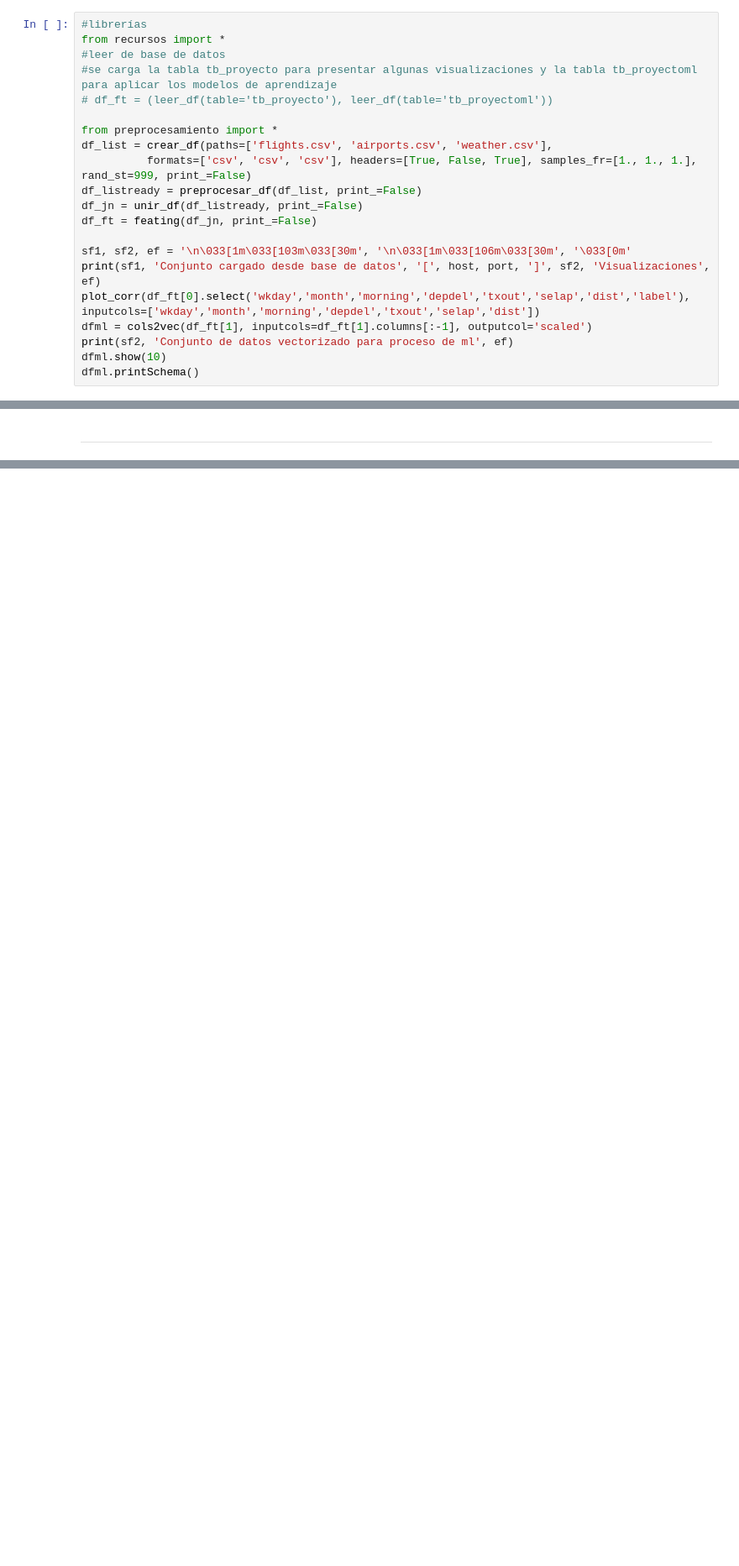
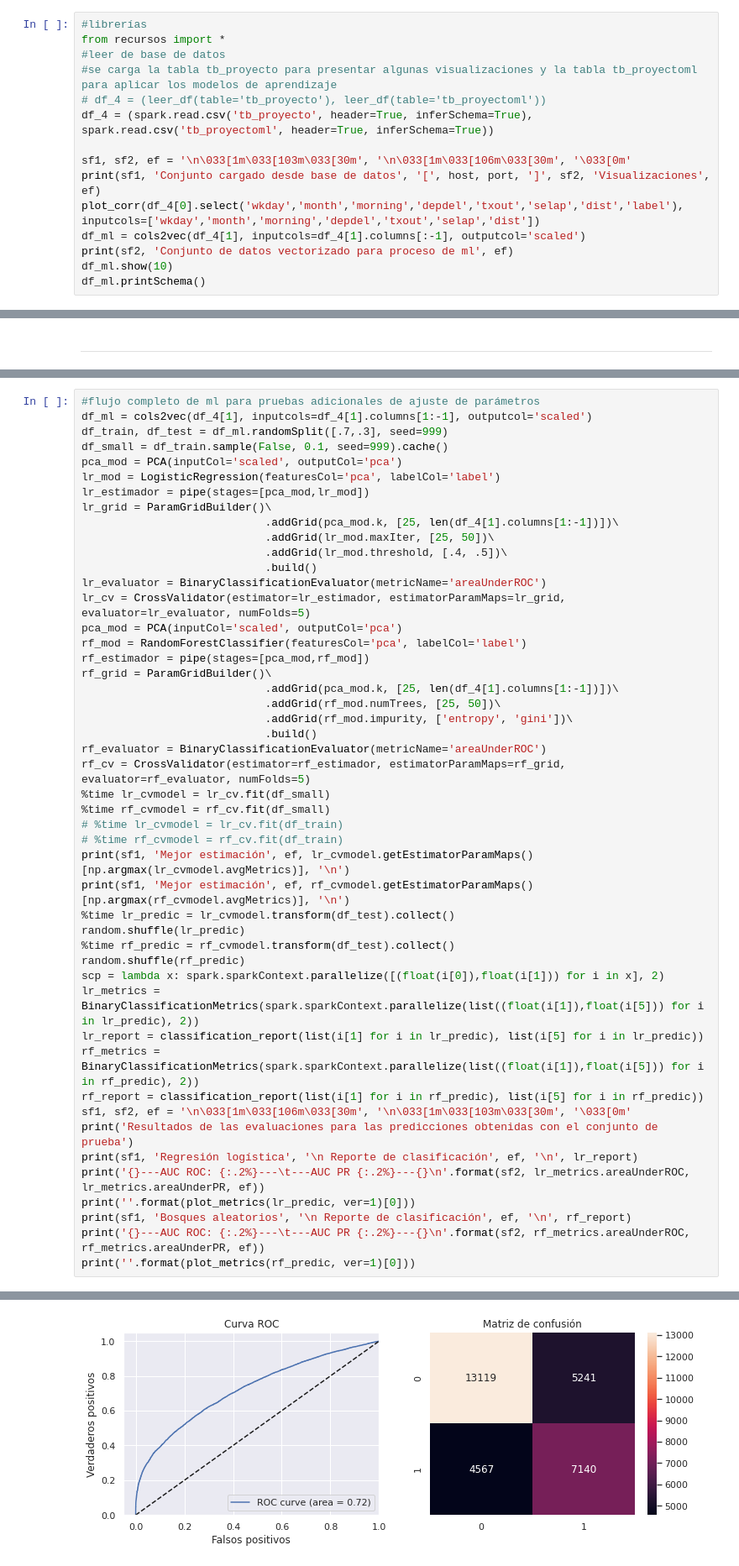
Before and after one commit to esaenz7/bigdataclass, a Jupyter notebook: proyecto/Respaldo_Base_GColab BIGDATA_07_2021_ProyectoFinal_ESV.ipynb, the cells around one changed output, grey strips where cells are left out. Shown at 84% size. Drawn from its saved outputs; the diff is of its cells as text; blank space fills up the shorter version.

```diff
--- a/proyecto/Respaldo_Base_GColab BIGDATA_07_2021_ProyectoFinal_ESV.ipynb
+++ b/proyecto/Respaldo_Base_GColab BIGDATA_07_2021_ProyectoFinal_ESV.ipynb
@@ -927,22 +929,16 @@ Results (11.92s):
 from recursos import *
 #leer de base de datos
 #se carga la tabla tb_proyecto para presentar algunas visualizaciones y la tabla tb_proyectoml para aplicar los modelos de aprendizaje
-# df_ft = (leer_df(table='tb_proyecto'), leer_df(table='tb_proyectoml'))
-
-from preprocesamiento import *
-df_list = crear_df(paths=['flights.csv', 'airports.csv', 'weather.csv'],
-          formats=['csv', 'csv', 'csv'], headers=[True, False, True], samples_fr=[1., 1., 1.], rand_st=999, print_=False)
-df_listready = preprocesar_df(df_list, print_=False)
-df_jn = unir_df(df_listready, print_=False)
-df_ft = feating(df_jn, print_=False)
+# df_4 = (leer_df(table='tb_proyecto'), leer_df(table='tb_proyectoml'))
+df_4 = (spark.read.csv('tb_proyecto', header=True, inferSchema=True), spark.read.csv('tb_proyectoml', header=True, inferSchema=True))
 
 sf1, sf2, ef = '\n\033[1m\033[103m\033[30m', '\n\033[1m\033[106m\033[30m', '\033[0m'
 print(sf1, 'Conjunto cargado desde base de datos', '[', host, port, ']', sf2, 'Visualizaciones', ef)
-plot_corr(df_ft[0].select('wkday','month','morning','depdel','txout','selap','dist','label'), inputcols=['wkday','month','morning','depdel','txout','selap','dist'])
-dfml = cols2vec(df_ft[1], inputcols=df_ft[1].columns[:-1], outputcol='scaled')
+plot_corr(df_4[0].select('wkday','month','morning','depdel','txout','selap','dist','label'), inputcols=['wkday','month','morning','depdel','txout','selap','dist'])
+df_ml = cols2vec(df_4[1], inputcols=df_4[1].columns[:-1], outputcol='scaled')
 print(sf2, 'Conjunto de datos vectorizado para proceso de ml', ef)
-dfml.show(10)
-dfml.printSchema()
+df_ml.show(10)
+df_ml.printSchema()
 # %% [output]
  Conjunto cargado desde base de datos [ 10.7.84.102 5432 ]
  Visualizaciones
@@ -1271,0 +1270,49 @@ plot_bound(np.array(list(i[4][1] for i in rf_predic if i[1]==1)),
+# %%
+#flujo completo de ml para pruebas adicionales de ajuste de parámetros
+df_ml = cols2vec(df_4[1], inputcols=df_4[1].columns[1:-1], outputcol='scaled')
+df_train, df_test = df_ml.randomSplit([.7,.3], seed=999)
+df_small = df_train.sample(False, 0.1, seed=999).cache()
+pca_mod = PCA(inputCol='scaled', outputCol='pca')
+lr_mod = LogisticRegression(featuresCol='pca', labelCol='label')
+lr_estimador = pipe(stages=[pca_mod,lr_mod])
+lr_grid = ParamGridBuilder()\
+                            .addGrid(pca_mod.k, [25, len(df_4[1].columns[1:-1])])\
+                            .addGrid(lr_mod.maxIter, [25, 50])\
+                            .addGrid(lr_mod.threshold, [.4, .5])\
+                            .build()
+lr_evaluator = BinaryClassificationEvaluator(metricName='areaUnderROC')
+lr_cv = CrossValidator(estimator=lr_estimador, estimatorParamMaps=lr_grid, evaluator=lr_evaluator, numFolds=5)
+pca_mod = PCA(inputCol='scaled', outputCol='pca')
+rf_mod = RandomForestClassifier(featuresCol='pca', labelCol='label')
+rf_estimador = pipe(stages=[pca_mod,rf_mod])
+rf_grid = ParamGridBuilder()\
+                            .addGrid(pca_mod.k, [25, len(df_4[1].columns[1:-1])])\
+                            .addGrid(rf_mod.numTrees, [25, 50])\
+                            .addGrid(rf_mod.impurity, ['entropy', 'gini'])\
+                            .build()
+rf_evaluator = BinaryClassificationEvaluator(metricName='areaUnderROC')
+rf_cv = CrossValidator(estimator=rf_estimador, estimatorParamMaps=rf_grid, evaluator=rf_evaluator, numFolds=5)
+%time lr_cvmodel = lr_cv.fit(df_small)
+%time rf_cvmodel = rf_cv.fit(df_small)
+# %time lr_cvmodel = lr_cv.fit(df_train)
+# %time rf_cvmodel = rf_cv.fit(df_train)
+print(sf1, 'Mejor estimación', ef, lr_cvmodel.getEstimatorParamMaps()[np.argmax(lr_cvmodel.avgMetrics)], '\n')
+print(sf1, 'Mejor estimación', ef, rf_cvmodel.getEstimatorParamMaps()[np.argmax(rf_cvmodel.avgMetrics)], '\n')
+%time lr_predic = lr_cvmodel.transform(df_test).collect()
+random.shuffle(lr_predic)
+%time rf_predic = rf_cvmodel.transform(df_test).collect()
+random.shuffle(rf_predic)
+scp = lambda x: spark.sparkContext.parallelize([(float(i[0]),float(i[1])) for i in x], 2)
+lr_metrics = BinaryClassificationMetrics(spark.sparkContext.parallelize(list((float(i[1]),float(i[5])) for i in lr_predic), 2))
+lr_report = classification_report(list(i[1] for i in lr_predic), list(i[5] for i in lr_predic))
+rf_metrics = BinaryClassificationMetrics(spark.sparkContext.parallelize(list((float(i[1]),float(i[5])) for i in rf_predic), 2))
+rf_report = classification_report(list(i[1] for i in rf_predic), list(i[5] for i in rf_predic))
+sf1, sf2, ef = '\n\033[1m\033[106m\033[30m', '\n\033[1m\033[103m\033[30m', '\033[0m'
+print('Resultados de las evaluaciones para las predicciones obtenidas con el conjunto de prueba')
+print(sf1, 'Regresión logística', '\n Reporte de clasificación', ef, '\n', lr_report)
+print('{}---AUC ROC: {:.2%}---\t---AUC PR {:.2%}---{}\n'.format(sf2, lr_metrics.areaUnderROC, lr_metrics.areaUnderPR, ef))
+print(''.format(plot_metrics(lr_predic, ver=1)[0]))
+print(sf1, 'Bosques aleatorios', '\n Reporte de clasificación', ef, '\n', rf_report)
+print('{}---AUC ROC: {:.2%}---\t---AUC PR {:.2%}---{}\n'.format(sf2, rf_metrics.areaUnderROC, rf_metrics.areaUnderPR, ef))
+print(''.format(plot_metrics(rf_predic, ver=1)[0]))
+# %% [output]
@@ -1271,0 +1336 @@ plot_bound(np.array(list(i[4][1] for i in rf_predic if i[1]==1)),
+[figure, added]
```
Also changed, not shown: parts of 18 cells of this notebook.
